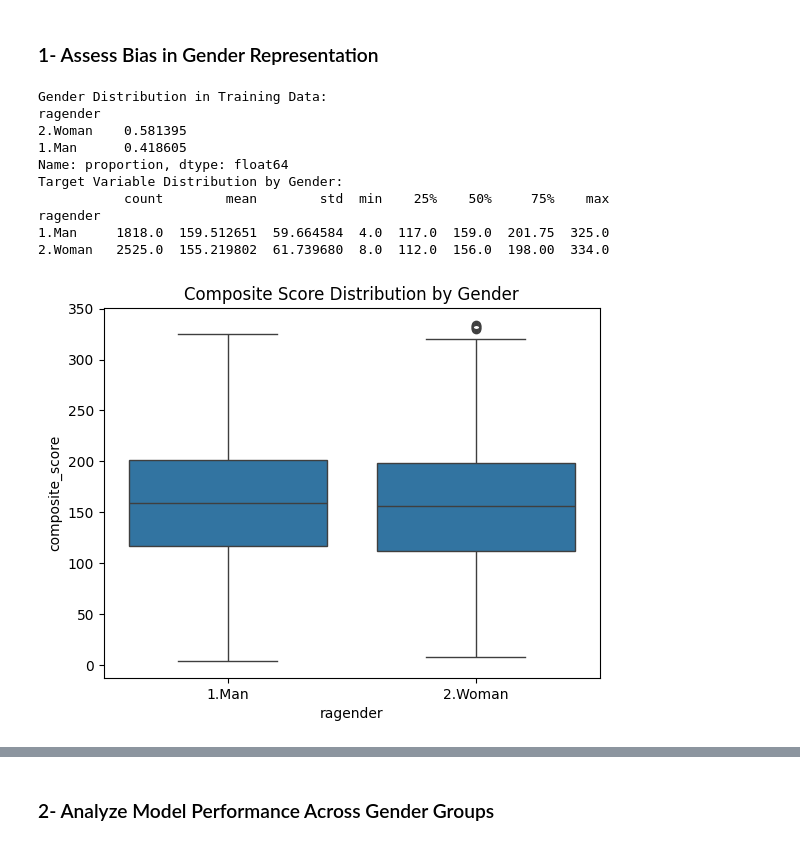
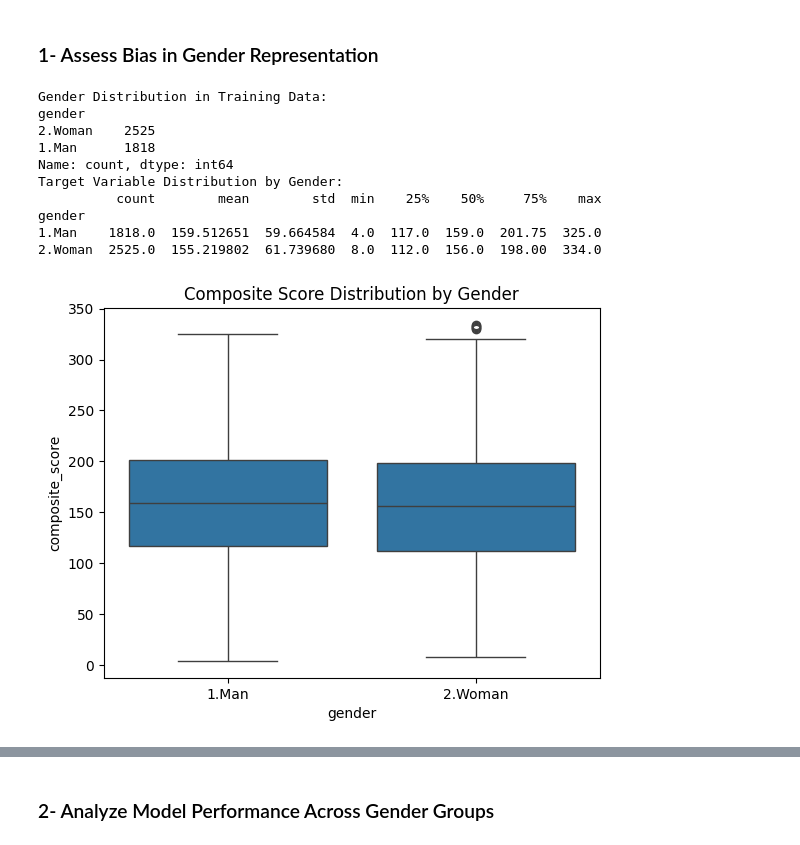
Before and after one commit to moghis/PREPARE, a Jupyter notebook: bias_our_model.ipynb, the cells around one changed output, grey strips where cells are left out. Cells and saved outputs as stored; diff of their text form; code cells hidden in the pictures.

```diff
--- a/bias_our_model.ipynb
+++ b/bias_our_model.ipynb
@@ -656,33 +656,36 @@ root_mean_squared_error(final_test['composite_score'], final_test['predicted_com
 ### 1- Assess Bias in Gender Representation
 # %%
 final_test["ragender"] = final_test["ragender"].replace({"2.Woman": "Woman", "1.Man": "Man"})
+final_test.rename(columns={"ragender": "gender"}, inplace=True)
+merged_df_keep.rename(columns={"ragender": "gender"}, inplace=True)
 # %%
 # in the training data
 
 # Check gender distribution in the dataset
 print("Gender Distribution in Training Data:")
-print(merged_df_keep['ragender'].value_counts(normalize=True))
+print(merged_df_keep['gender'].value_counts())
 
 # Compare the target variable across genders
 print("Target Variable Distribution by Gender:")
-print(merged_df_keep.groupby('ragender')['composite_score'].describe())
+print(merged_df_keep.groupby('gender')['composite_score'].describe())
 
 # Visualize the differences
-sns.boxplot(x='ragender', y='composite_score', data=merged_df_keep)
+sns.boxplot(x='gender', y='composite_score', data=merged_df_keep)
 plt.title("Composite Score Distribution by Gender")
+plt.savefig("/u/spa-d4/grad/mfe261/Projects/PREPARE/results/Dataset_Bias.pdf", format="pdf")
 plt.show()
 # %% [output]
 Gender Distribution in Training Data:
-ragender
-2.Woman    0.581395
-1.Man      0.418605
-Name: proportion, dtype: float64
+gender
+2.Woman    2525
+1.Man      1818
+Name: count, dtype: int64
 Target Variable Distribution by Gender:
-           count        mean        std  min    25%    50%     75%    max
-ragender
-1.Man     1818.0  159.512651  59.664584  4.0  117.0  159.0  201.75  325.0
-2.Woman   2525.0  155.219802  61.739680  8.0  112.0  156.0  198.00  334.0
+          count        mean        std  min    25%    50%     75%    max
+gender
+1.Man    1818.0  159.512651  59.664584  4.0  117.0  159.0  201.75  325.0
+2.Woman  2525.0  155.219802  61.739680  8.0  112.0  156.0  198.00  334.0
-[figure, old version]
+[figure, new version]
 # %%
 # in the test data
 
```
Also changed, not shown: parts of 21 cells of this notebook.
